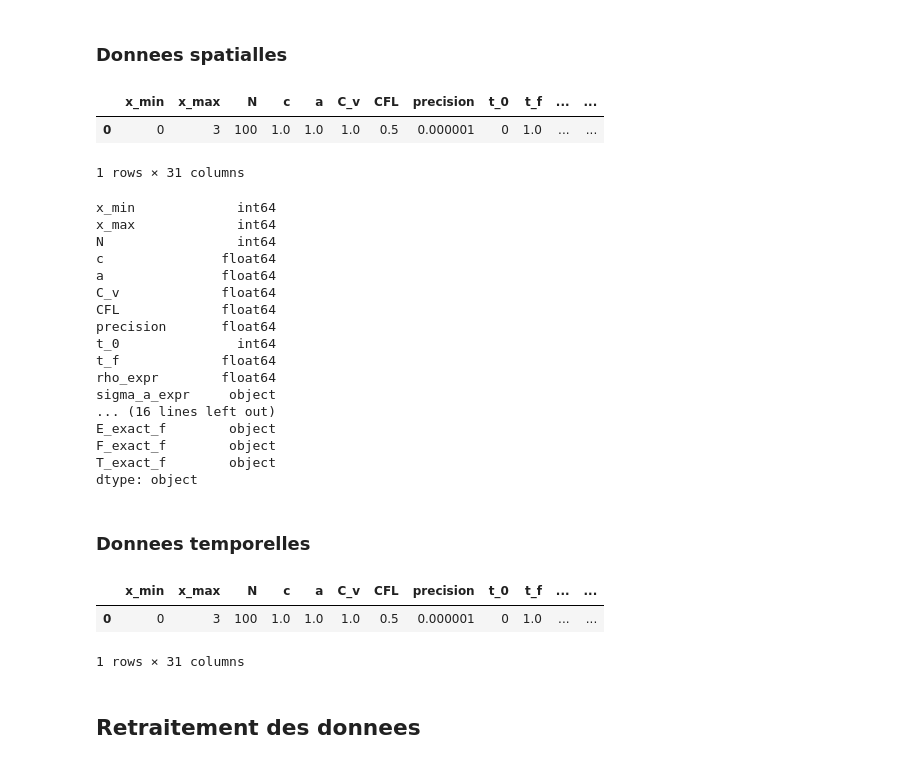
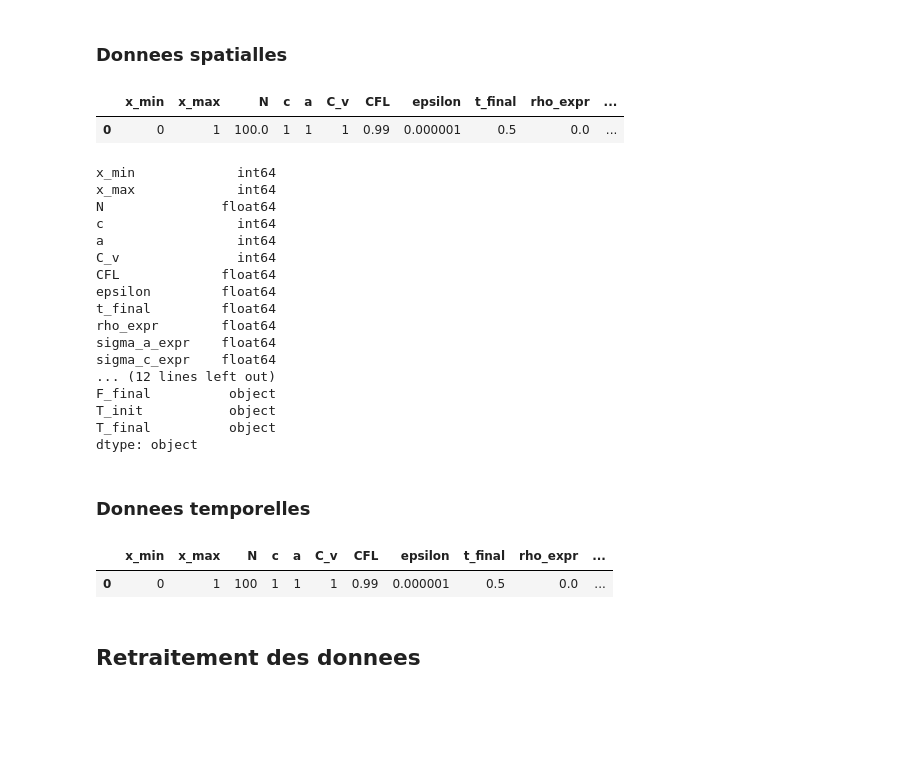
Before and after one commit to ddrous/projet-inverse-2d, a Jupyter notebook: src/notebook/analyse_des_donnees.ipynb, the cells around one changed output. Cells and saved outputs as stored; diff of their text form; code cells hidden in the pictures; blank space fills up the shorter version.

```diff
--- a/src/notebook/analyse_des_donnees.ipynb
+++ b/src/notebook/analyse_des_donnees.ipynb
@@ -41,15 +51,12 @@ import ast
 # %%
-""" VERSION JUPYTER """
+# """ VERSION JUPYTER """
 
 # to load data locally
 
 %ls "../../data"
 
-# df_spatial_path = "../../data/df_spatial.csv"
-# df_temporal_path = "../../data/df_temporal.csv"
+df_spatial_path = "../../data/df_spatial.csv"
+df_temporal_path = "../../data/df_temporal.csv"
 
 # df_spatial_path = "../../data/df_spatial_dirac.csv"
 # df_temporal_path = "../../data/df_temporal_dirac.csv"
-
-df_spatial_path = "../../data/df_spatial_olson.csv"
-df_temporal_path = "../../data/df_temporal_olson.csv"
@@ -74,53 +63,49 @@ Volume in drive C has no label.
 # %% [markdown]
 ### Donnees spatialles
 # %%
-# types = {'x_min':int, 'x_max':int, 'N':float, 'c':int, 'a':int, 'C_v':int, 'CFL':float, 'precision':float, 't_init':float, 't_simu':float, 'rho_expr':float, 'sigma_a_expr':float, 'sigma_c_expr':float, 'E_init_expr':str, 'F_init_expr':str, 'T_init_expr':str, 'dt':float, 'step_count':int, 'x':str, 'rho':str, 'sigma_a':str, 'sigma_c':str, 'E_init':str, 'E_final':str, 'F_init':str, 'F_final':str, 'T_init':str, 'T_final':str, 'E_exact_final':str, 'F_exact_final':str, 'T_exact_final':str}
+types = {'x_min':int, 'x_max':int, 'N':float, 'c':int, 'a':int, 'C_v':int, 'CFL':float, 'precision':float, 't_init':float, 't_simu':float, 'rho_expr':float, 'sigma_a_expr':float, 'sigma_c_expr':float, 'E_init_expr':str, 'F_init_expr':str, 'T_init_expr':str, 'dt':float, 'step_count':int, 'x':str, 'rho':str, 'sigma_a':str, 'sigma_c':str, 'E_init':str, 'E_final':str, 'F_init':str, 'F_final':str, 'T_init':str, 'T_final':str, 'E_exact_final':str, 'F_exact_final':str, 'T_exact_final':str}
 # df_s = pd.read_csv(df_spatial_path, thousands=',')
 
-# types = {'c':float, 'rho_expr':float, 'sigma_a_expr':float, 'sigma_c_expr':float, 't_simu':float}           ## DIRAC
-types = {'c':float, 'rho_expr':float, 'sigma_a_expr':str, 'sigma_c_expr':float, 't_simu':float}           ## OLSON
+# types = {'c':float, 'rho_expr':float, 'sigma_a_expr':float, 'sigma_c_expr':float, 't_simu':float}
 df_s = pd.read_csv(df_spatial_path, thousands=',', dtype=types)
 
 df_s.head(1)
 # %% [output]
-|  | x_min | x_max | N | c | a | C_v | CFL | precision | t_0 | t_f | ... | ... |
-| 0 | 0 | 3 | 100 | 1.0 | 1.0 | 1.0 | 0.5 | 0.000001 | 0 | 1.0 | ... | ... |
+|  | x_min | x_max | N | c | a | C_v | CFL | epsilon | t_final | rho_expr | ... |
+| 0 | 0 | 1 | 100.0 | 1 | 1 | 1 | 0.99 | 0.000001 | 0.5 | 0.0 | ... |
-1 rows × 31 columns
 # %%
 df_s.dtypes
 # %% [output]
 x_min             int64
 x_max             int64
-N                 int64
-c               float64
-a               float64
-C_v             float64
+N               float64
+c                 int64
+a                 int64
+C_v               int64
 CFL             float64
-precision       float64
-t_0               int64
-t_f             float64
+epsilon         float64
+t_final         float64
 rho_expr        float64
-sigma_a_expr     object
-... (16 lines left out)
-E_exact_f        object
-F_exact_f        object
-T_exact_f        object
+sigma_a_expr    float64
+sigma_c_expr    float64
+... (12 lines left out)
+F_final          object
+T_init           object
+T_final          object
 dtype: object
 # %% [markdown]
 ### Donnees temporelles
 # %%
-# types = {'x_min':int, 'x_max':int, 'N':int, 'c':int, 'a':int, 'C_v':int, 'CFL':float, 'epsilon':float, 't_init':float, 't_simu':float, 'rho_expr':float, 'sigma_a_expr':float, 'sigma_c_expr':float, 'E_x_0_expr':str, 'F_x_0_expr':str, 'T_x_0_expr':str, 'dt':float, 'step_count':int, 't':str, 'E_left':str, 'E_right':str, 'F_left':str, 'F_right':str, 'T_left':str, 'T_right':str}
+types = {'x_min':int, 'x_max':int, 'N':int, 'c':int, 'a':int, 'C_v':int, 'CFL':float, 'epsilon':float, 't_init':float, 't_simu':float, 'rho_expr':float, 'sigma_a_expr':float, 'sigma_c_expr':float, 'E_x_0_expr':str, 'F_x_0_expr':str, 'T_x_0_expr':str, 'dt':float, 'step_count':int, 't':str, 'E_left':str, 'E_right':str, 'F_left':str, 'F_right':str, 'T_left':str, 'T_right':str}
 # df_t = pd.read_csv(df_temporal_path, thousands=',')
 
-# types = {'c':float, 'rho_expr':float, 'sigma_a_expr':float, 'sigma_c_expr':float, 't_simu':float}           # DIRAC
-types = {'c':float, 'rho_expr':float, 'sigma_a_expr':str, 'sigma_c_expr':float, 't_simu':float}           # OLSON
+# types = {'c':float, 'rho_expr':float, 'sigma_a_expr':float, 'sigma_c_expr':float, 't_simu':float}
 df_t = pd.read_csv(df_temporal_path, thousands=',', dtype=types)
 
 df_t.head(1)
 # %% [output]
-|  | x_min | x_max | N | c | a | C_v | CFL | precision | t_0 | t_f | ... | ... |
-| 0 | 0 | 3 | 100 | 1.0 | 1.0 | 1.0 | 0.5 | 0.000001 | 0 | 1.0 | ... | ... |
+|  | x_min | x_max | N | c | a | C_v | CFL | epsilon | t_final | rho_expr | ... |
+| 0 | 0 | 1 | 100 | 1 | 1 | 1 | 0.99 | 0.000001 | 0.5 | 0.0 | ... |
-1 rows × 31 columns
 # %%
 # df_t.dtypes
 # %% [markdown]
```
Also changed, not shown: parts of 19 cells of this notebook, 19 other files.
